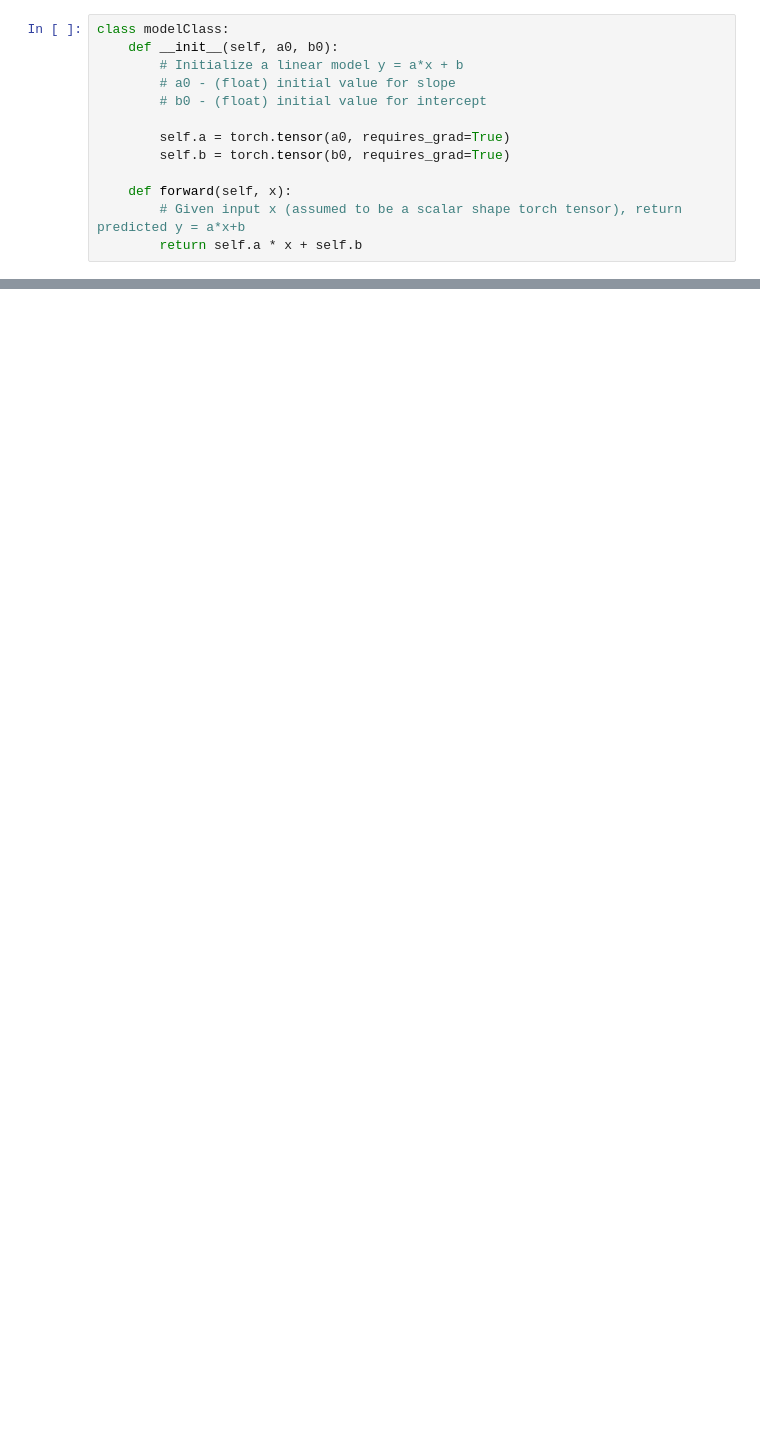
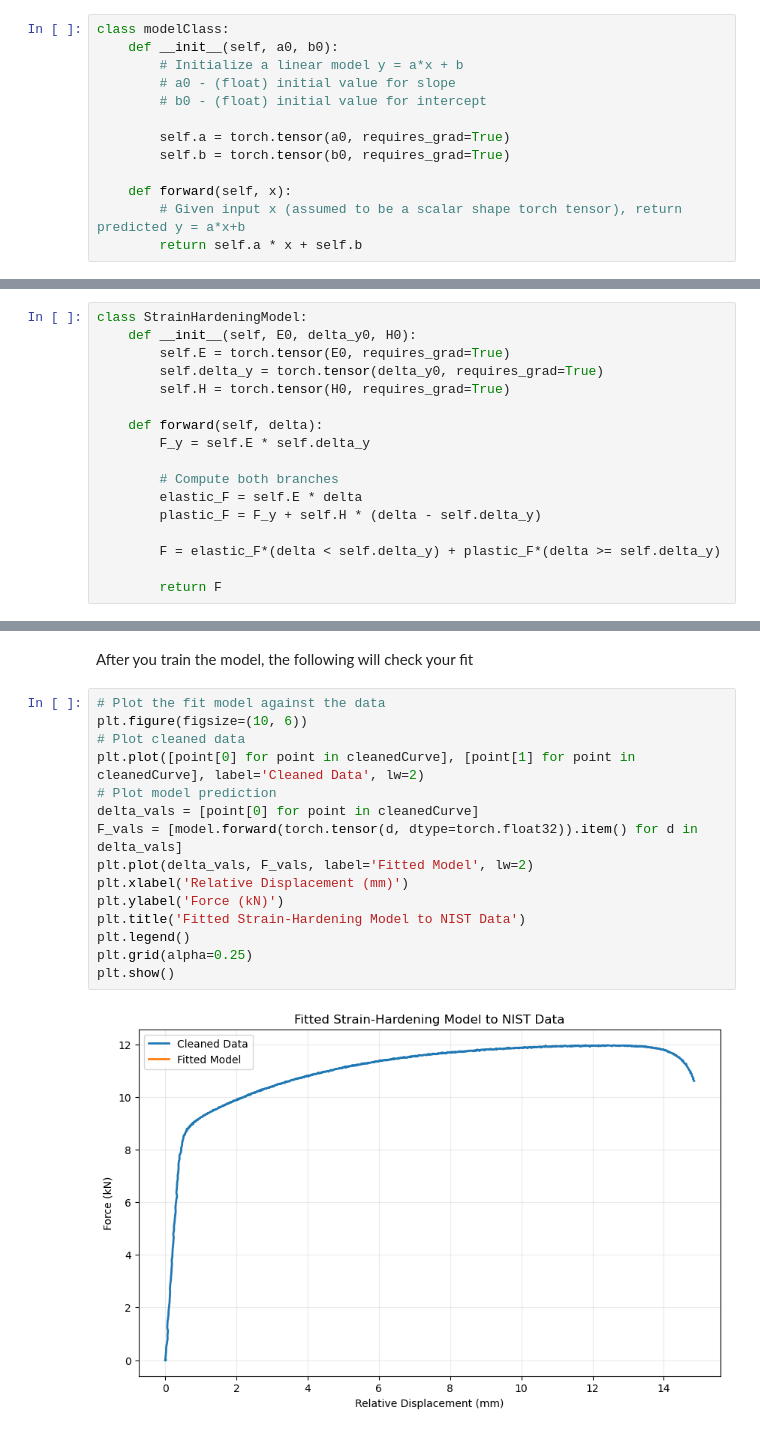
Before and after one commit to natrask/engr1050-fall2026, a Jupyter notebook: NewMaterial/Lecture23/lec23.ipynb, the cells around one changed output, grey strips where cells are left out. Saved outputs shown, nothing was run; the diff lists cells and outputs as text; blank space fills up the shorter version.

```diff
--- a/NewMaterial/Lecture23/lec23.ipynb
+++ b/NewMaterial/Lecture23/lec23.ipynb
@@ -647,0 +381,17 @@ Submit to Canvas using the following [link](https://canvas.upenn.edu/courses/188
+# %%
+class StrainHardeningModel:
+    def __init__(self, E0, delta_y0, H0):
+        self.E = torch.tensor(E0, requires_grad=True)
+        self.delta_y = torch.tensor(delta_y0, requires_grad=True)
+        self.H = torch.tensor(H0, requires_grad=True)
+
+    def forward(self, delta):
+        F_y = self.E * self.delta_y
+
+        # Compute both branches
+        elastic_F = self.E * delta
+        plastic_F = F_y + self.H * (delta - self.delta_y)
+
+        F = elastic_F*(delta < self.delta_y) + plastic_F*(delta >= self.delta_y)
+
+        return F
@@ -647,0 +445,19 @@ Submit to Canvas using the following [link](https://canvas.upenn.edu/courses/188
+# %% [markdown]
+After you train the model, the following will check your fit
+# %%
+# Plot the fit model against the data
+plt.figure(figsize=(10, 6))
+# Plot cleaned data
+plt.plot([point[0] for point in cleanedCurve], [point[1] for point in cleanedCurve], label='Cleaned Data', lw=2)
+# Plot model prediction
+delta_vals = [point[0] for point in cleanedCurve]
+F_vals = [model.forward(torch.tensor(d, dtype=torch.float32)).item() for d in delta_vals]
+plt.plot(delta_vals, F_vals, label='Fitted Model', lw=2)
+plt.xlabel('Relative Displacement (mm)')
+plt.ylabel('Force (kN)')
+plt.title('Fitted Strain-Hardening Model to NIST Data')
+plt.legend()
+plt.grid(alpha=0.25)
+plt.show()
+# %% [output]
+[figure, added]
```
Also changed, not shown: parts of 82 cells of this notebook, 52 other files.
